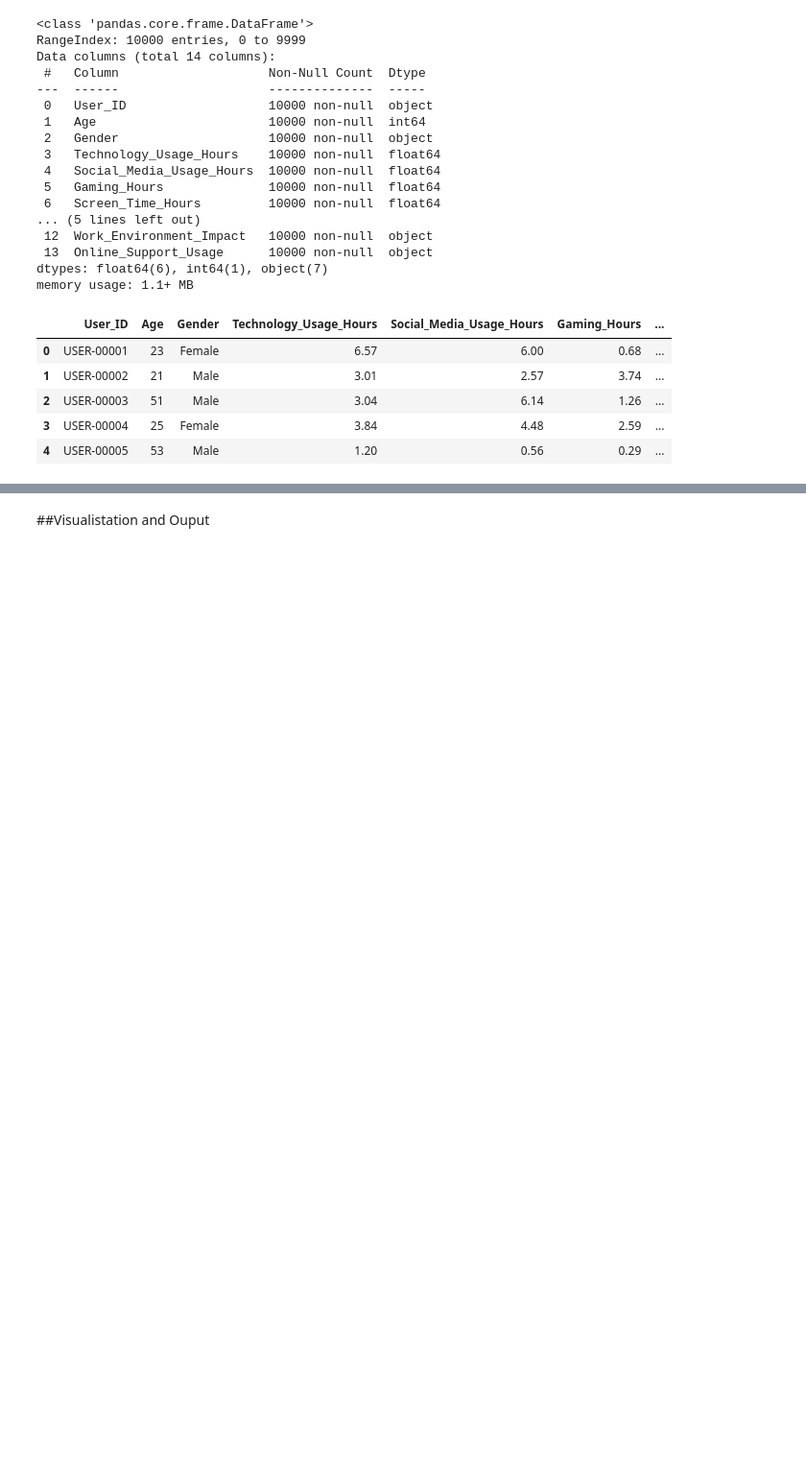
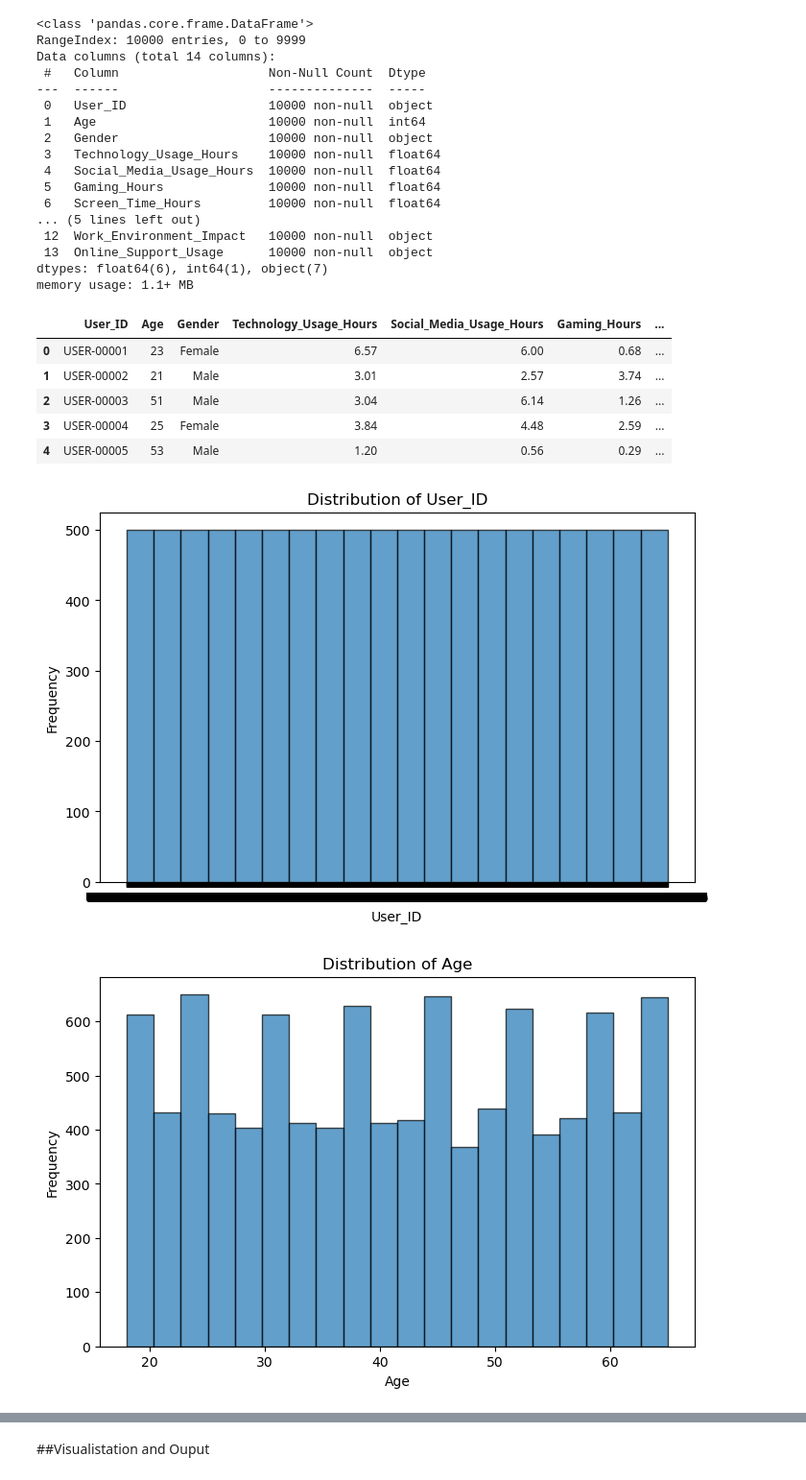
Before and after one commit to ErdemKilci/MentalHealth, a Jupyter notebook: Screen_Time_and_Mental_Health.ipynb, the cells around one changed output, grey strips where cells are left out. Shown at 96% size. Cells and saved outputs as stored; diff of their text form; code cells hidden in the pictures; blank space fills up the shorter version.

```diff
--- a/Screen_Time_and_Mental_Health.ipynb
+++ b/Screen_Time_and_Mental_Health.ipynb
@@ -61,3 +60,22 @@ df.head()
 | 2 | USER-00003 | 51 | Male | 3.04 | 6.14 | 1.26 | ... |
 | 3 | USER-00004 | 25 | Female | 3.84 | 4.48 | 2.59 | ... |
 | 4 | USER-00005 | 53 | Male | 1.20 | 0.56 | 0.29 | ... |
+# %%
+features = [
+    'User_ID', 'Age', 'Gender', 'Technology_Usage_Hours', 'Social_Media_Usage_Hours',
+    'Gaming_Hours', 'Screen_Time_Hours', 'Mental_Health_Status', 'Stress_Level',
+    'Sleep_Hours', 'Physical_Activity_Hours', 'Support_Systems_Access',
+    'Work_Environment_Impact', 'Online_Support_Usage'
+]
+
+# Plot histograms for each feature
+for feature in features:
+    plt.figure(figsize=(8, 5))
+    plt.hist(df[feature].dropna(), bins=20, edgecolor='black', alpha=0.7)
+    plt.title(f'Distribution of {feature}')
+    plt.xlabel(feature)
+    plt.ylabel('Frequency')
+    plt.show()
+# %% [output]
+[figure, added]
+[figure, added]
```
Also changed, not shown: parts of 8 cells of this notebook, 2 other files.
